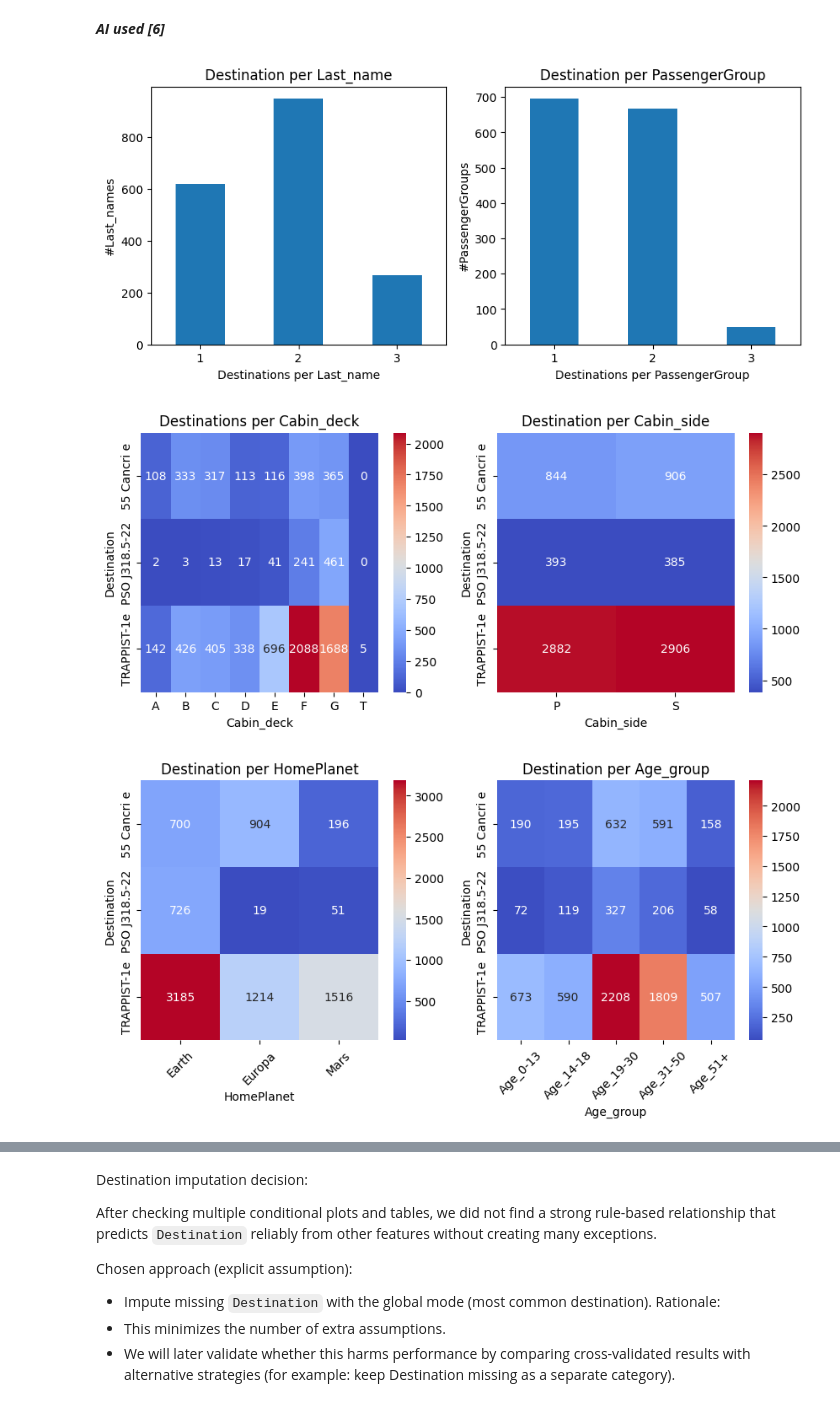
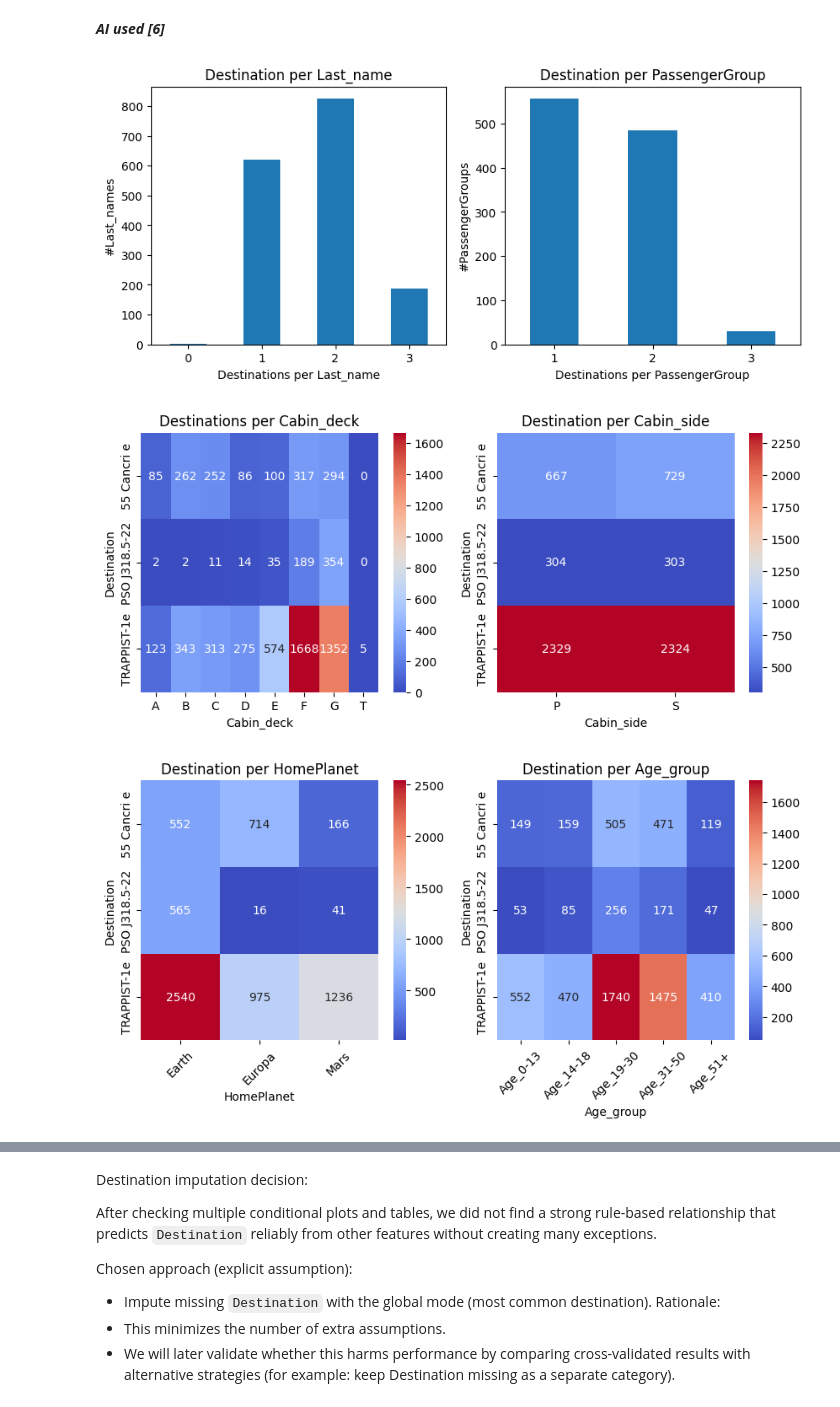
Before and after one commit to YarinArava/SpaceShipTitanic_FinalProject, a Jupyter notebook: Spaceship_Titanic_corrected.ipynb, the cells around one changed output, grey strips where cells are left out. Drawn from its saved outputs; the diff is of its cells as text; code cells hidden in the pictures.

```diff
--- a/Spaceship_Titanic_corrected.ipynb
+++ b/Spaceship_Titanic_corrected.ipynb
@@ -516,6 +566,6 @@ df.drop(columns=['Cabin_regions_plot'], inplace=True)
 # %% [markdown]
 **Last name**
 # %%
-missing_name_count = df['Name'].isna().sum()
+missing_name_count = X_train['Name'].isna().sum()
 print("Missing names before filling:", missing_name_count)
 # %% [output]
@@ -629,7 +694,7 @@ Missingness co-occurrence (heatmap):
 ***AI used [4]***
 # %%
 unique_hp_per_group = (
-    df.groupby('PassengerGroup')['HomePlanet']
+    X_train.groupby('PassengerGroup')['HomePlanet']
       .nunique()
 )
 
@@ -708,13 +795,14 @@ Number of missing HomePlanet values after filling: 63
 **HomePlanet and Last_Name**
 # %%
 unique_hp_per_group_LN = (
-    df.groupby('Last_name')['HomePlanet']
+    X_train.groupby('Last_name')['HomePlanet']
       .nunique()
 )
 
 unique_hp_per_group_LN.value_counts().sort_index().plot(kind='bar')
 
 plt.xlabel('Number of HomePlanets per Last_name')
+plt.xticks(rotation=0)
 plt.ylabel('Number of Last_names')
 plt.title('Unique HomePlanets per Last_name')
 plt.show()
@@ -802,13 +902,20 @@ Missing 8 are only from deck D, E and F
 By far most passengers heading to TRAPPIST-1e are from Earth, but we remember that earlier we found that no one from deck D is also from Earth.
 # %%
 # Missing values before
-HP_bef=df['HomePlanet'].isna().sum()
+HP_bef=X_train['HomePlanet'].isna().sum()
+HP_bef_test=X_test['HomePlanet'].isna().sum()
 
 # Fill remaining HomePlanet missing values with Earth (if not on deck D) or Mars (if on Deck D)
-df.loc[(df['HomePlanet'].isna()) & ~(df['Cabin_deck']=='D'), 'HomePlanet']='Earth'
-df.loc[(df['HomePlanet'].isna()) & (df['Cabin_deck']=='D'), 'HomePlanet']='Mars'
+X_train.loc[(X_train['HomePlanet'].isna()) & ~(X_train['Cabin_deck']=='D'), 'HomePlanet']='Earth'
+X_train.loc[(X_train['HomePlanet'].isna()) & (X_train['Cabin_deck']=='D'), 'HomePlanet']='Mars'
+X_test.loc[(X_test['HomePlanet'].isna()) & ~(X_test['Cabin_deck']=='D'), 'HomePlanet']='Earth'
+X_test.loc[(X_test['HomePlanet'].isna()) & (X_test['Cabin_deck']=='D'), 'HomePlanet']='Mars'
 
 # Print number of missing values left
+print('\nTrain')
 print('#HomePlanet missing values before:',HP_bef)
-print('#HomePlanet missing values after:',df['HomePlanet'].isna().sum())
+print('#HomePlanet missing values after:',X_train['HomePlanet'].isna().sum())
+print('\nTest')
+print('#HomePlanet missing values before (test):',HP_bef_test)
+print('#HomePlanet missing values after (test):',X_test['HomePlanet'].isna().sum())
 # %% [output]
@@ -826,12 +938,12 @@ figsize=(10,4)
 plt.figure(figsize=figsize)
 
 # Destination per Last_name
-multi_lastname_groups = df['Last_name'].value_counts()
+multi_lastname_groups = X_train['Last_name'].value_counts()
 multi_lastname_groups = multi_lastname_groups[multi_lastname_groups > 1].index
 
 plt.subplot(1,2,1)
 dst_LN = (
-    df[df['Last_name'].isin(multi_lastname_groups)]
+    X_train[X_train['Last_name'].isin(multi_lastname_groups)]
     .groupby('Last_name')['Destination']
     .nunique()
 )
@@ -842,12 +954,12 @@ plt.ylabel('#Last_names')
 plt.title('Destination per Last_name')
 
 # Destination per PassengerGroup (only groups with more than 1 member)
-multi_passenger_groups = df['PassengerGroup'].value_counts()
+multi_passenger_groups = X_train['PassengerGroup'].value_counts()
 multi_passenger_groups = multi_passenger_groups[multi_passenger_groups > 1].index
 
 plt.subplot(1,2,2)
 dst_pg = (
-    df[df['PassengerGroup'].isin(multi_passenger_groups)]
+    X_train[X_train['PassengerGroup'].isin(multi_passenger_groups)]
     .groupby('PassengerGroup')['Destination']
     .nunique()
 )
@@ -861,51 +973,51 @@ plt.figure(figsize=figsize)
 
 # Destination per Cabin_deck
 plt.subplot(1,2,1)
-CS_D = df.groupby(['Cabin_deck', 'Destination'])['Destination'].size().unstack().fillna(0)
+CS_D = X_train.groupby(['Cabin_deck', 'Destination'])['Destination'].size().unstack().fillna(0)
 sns.heatmap(CS_D.T, annot=True, fmt='g', cmap='coolwarm')
 plt.title('Destinations per Cabin_deck')
 plt.xticks(rotation=0)
 
 # Destination per Cabin_side
 plt.subplot(1,2,2)
-dst_cs=df.groupby(['Cabin_side','Destination'])['Destination'].size().unstack().fillna(0)
+dst_cs=X_train.groupby(['Cabin_side','Destination'])['Destination'].size().unstack().fillna(0)
 sns.heatmap(dst_cs.T, annot=True, fmt='g', cmap='coolwarm')
 plt.title('Destination per Cabin_side')
 
 plt.figure(figsize=figsize)
 
 # Destination per homeplanet
-HP_D= df.groupby(['HomePlanet', 'Destination'])['Destination'].size().unstack().fillna(0)
+HP_D= X_train.groupby(['HomePlanet', 'Destination'])['Destination'].size().unstack().fillna(0)
 plt.subplot(1,2,1)
 sns.heatmap(HP_D.T, annot=True, fmt='g', cmap='coolwarm')
 plt.title('Destination per HomePlanet')
 plt.xticks(rotation=45)
 
 # Destination per age group
-AG_D= df.groupby(['Age_group', 'Destination'])['Destination'].size().unstack().fillna(0)
+AG_D= X_train.groupby(['Age_group', 'Destination'])['Destination'].size().unstack().fillna(0)
 plt.subplot(1,2,2)
 sns.heatmap(AG_D.T, annot=True, fmt='g', cmap='coolwarm')
 plt.title('Destination per Age_group')
 plt.xticks(rotation=45)
 
 plt.figure(figsize=figsize)
 
 # Destination per total spent
-TS_D= df.groupby(['VIP', 'Destination'])['Destination'].size().unstack().fillna(0)
+TS_D= X_train.groupby(['VIP', 'Destination'])['Destination'].size().unstack().fillna(0)
 plt.subplot(1,2,1)
 sns.heatmap(TS_D.T, annot=True, fmt='g', cmap='coolwarm')
 plt.title('Destination per VIP status')
 
 # Destination per CryoSleep
-CS_D= df.groupby(['CryoSleep', 'Destination'])['Destination'].size().unstack().fillna(0)
+CS_D= X_train.groupby(['CryoSleep', 'Destination'])['Destination'].size().unstack().fillna(0)
 plt.subplot(1,2,2)
 sns.heatmap(CS_D.T, annot=True, fmt='g', cmap='coolwarm')
 plt.title('Destination per CryoSleep')
 
 
 plt.tight_layout()
 plt.show()
 # %% [output]
-[figure, old version]
+[figure, new version]
-[figure, old version]
+[figure, new version]
-[figure, old version]
+[figure, new version]
```
Also changed, not shown: parts of 79 cells of this notebook, 1 other file.
